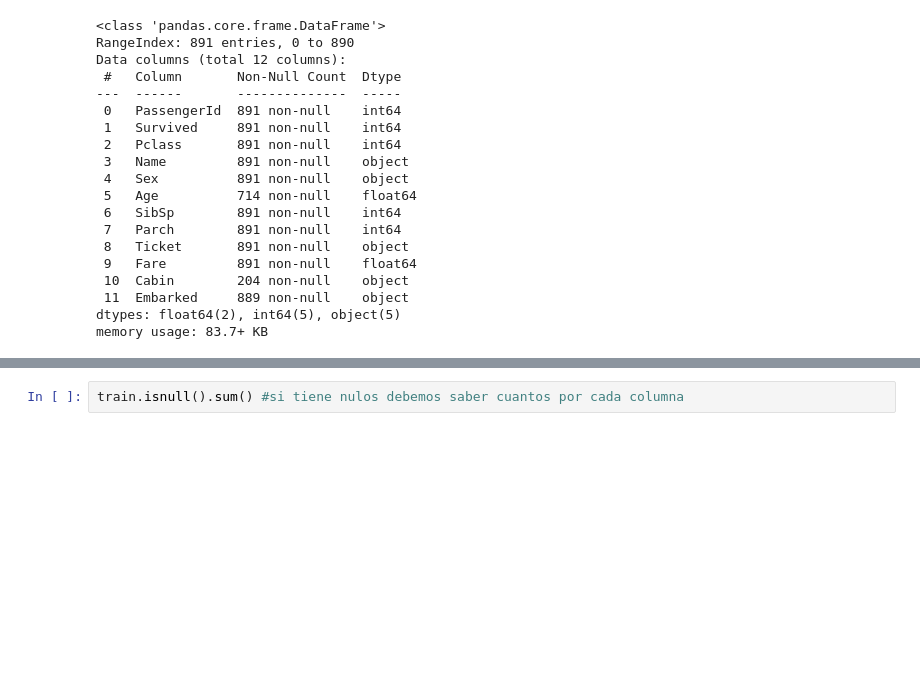
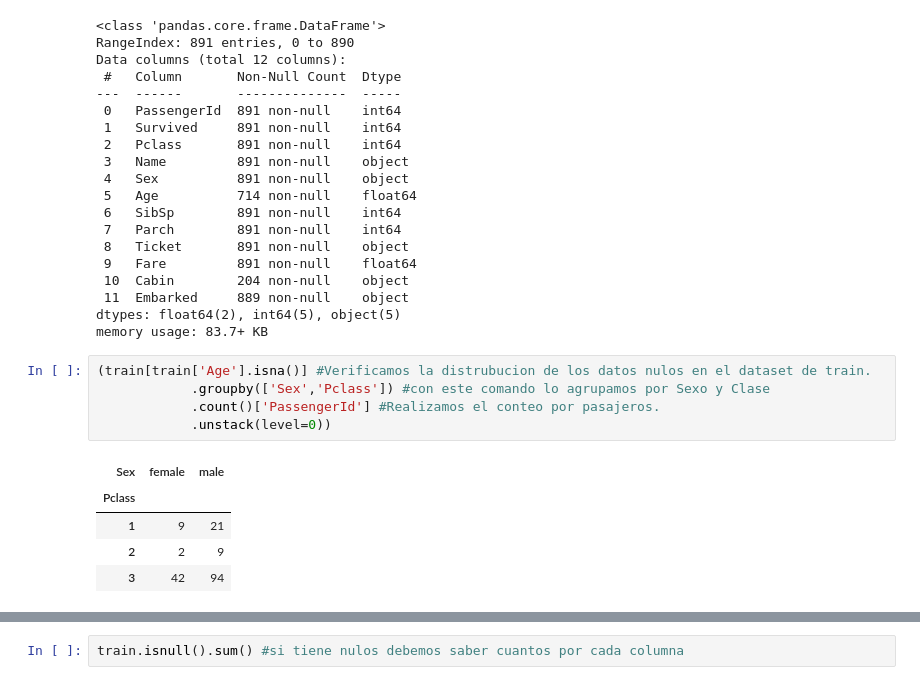
Before and after one commit to Natanael20098/Proyecto-Titanic, a Jupyter notebook: Analisis-titanic.ipynb, the cells around one changed output, grey strips where cells are left out. Saved outputs shown, nothing was run; the diff lists cells and outputs as text; blank space fills up the shorter version.

```diff
--- a/Analisis-titanic.ipynb
+++ b/Analisis-titanic.ipynb
@@ -51,3 +51,14 @@ Data columns (total 12 columns):
  11  Embarked     889 non-null    object
 dtypes: float64(2), int64(5), object(5)
 memory usage: 83.7+ KB
+# %%
+(train[train['Age'].isna()] #Verificamos la distrubucion de los datos nulos en el dataset de train.
+            .groupby(['Sex','Pclass']) #con este comando lo agrupamos por Sexo y Clase
+            .count()['PassengerId'] #Realizamos el conteo por pasajeros.
+            .unstack(level=0))
+# %% [output]
+| Sex | female | male |
+| Pclass |  |  |
+| 1 | 9 | 21 |
+| 2 | 2 | 9 |
+| 3 | 42 | 94 |
```
Also changed, not shown: parts of 13 cells of this notebook.
